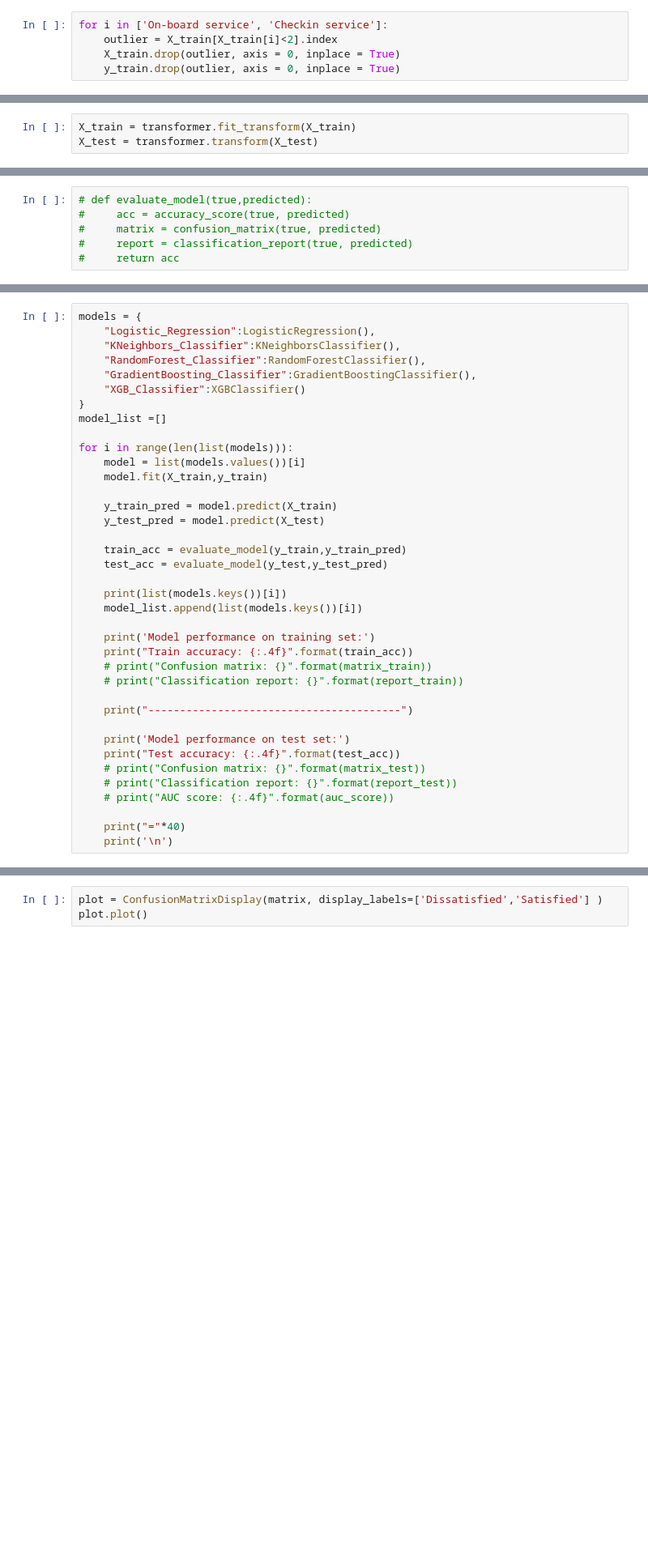
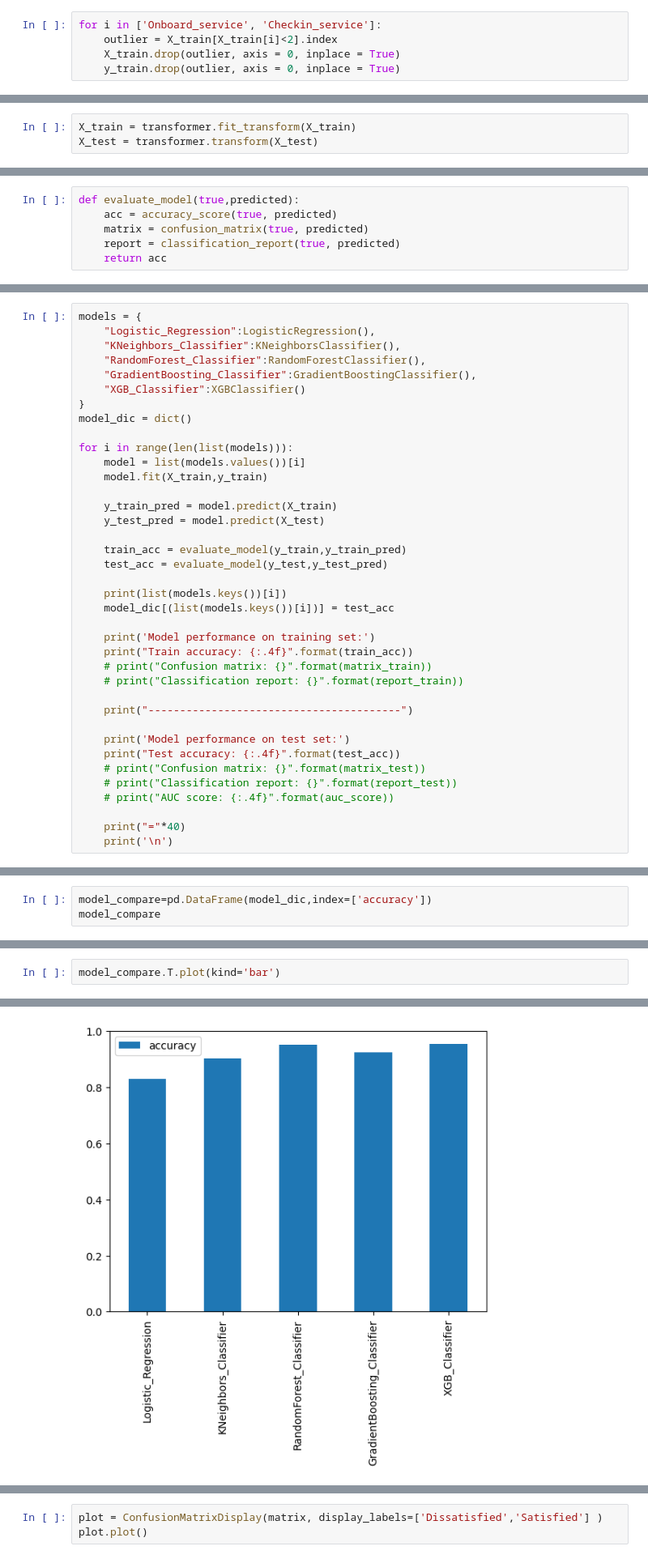
Before and after one commit to AyushTulsyan/New_Development, a Jupyter notebook: notebook/Training.ipynb, the cells around one changed output, grey strips where cells are left out. Shown: that part at 81% size. Drawn from its saved outputs; the diff is of its cells as text; blank space fills up the shorter version.

```diff
--- a/notebook/Training.ipynb
+++ b/notebook/Training.ipynb
@@ -93,5 +104,5 @@ No. of categorical variable:  4
 # %%
-for i in ['On-board service', 'Checkin service']:
+for i in ['Onboard_service', 'Checkin_service']:
     outlier = X_train[X_train[i]<2].index
     X_train.drop(outlier, axis = 0, inplace = True)
     y_train.drop(outlier, axis = 0, inplace = True)
@@ -141,6 +154,6 @@ X_test = transformer.transform(X_test)
 # %%
-# def evaluate_model(true,predicted):
-#     acc = accuracy_score(true, predicted)
-#     matrix = confusion_matrix(true, predicted)
-#     report = classification_report(true, predicted)
-#     return acc
+def evaluate_model(true,predicted):
+    acc = accuracy_score(true, predicted)
+    matrix = confusion_matrix(true, predicted)
+    report = classification_report(true, predicted)
+    return acc
@@ -154,7 +167,7 @@ models = {
     "GradientBoosting_Classifier":GradientBoostingClassifier(),
     "XGB_Classifier":XGBClassifier()
 }
-model_list =[]
+model_dic = dict()
 
 for i in range(len(list(models))):
     model = list(models.values())[i]
@@ -167,7 +180,7 @@ for i in range(len(list(models))):
     test_acc = evaluate_model(y_test,y_test_pred)
 
     print(list(models.keys())[i])
-    model_list.append(list(models.keys())[i])
+    model_dic[(list(models.keys())[i])] = test_acc
 
     print('Model performance on training set:')
     print("Train accuracy: {:.4f}".format(train_acc))
@@ -221,0 +221,3 @@ XGBClassifier(base_score=None, booster=None, callbacks=None,
+# %%
+model_compare=pd.DataFrame(model_dic,index=['accuracy'])
+model_compare
@@ -221,0 +227,3 @@ XGBClassifier(base_score=None, booster=None, callbacks=None,
+# %%
+model_compare.T.plot(kind='bar')
+# %% [output]
@@ -221,0 +231 @@ XGBClassifier(base_score=None, booster=None, callbacks=None,
+[figure, added]
```
Also changed, not shown: parts of 51 cells of this notebook.
